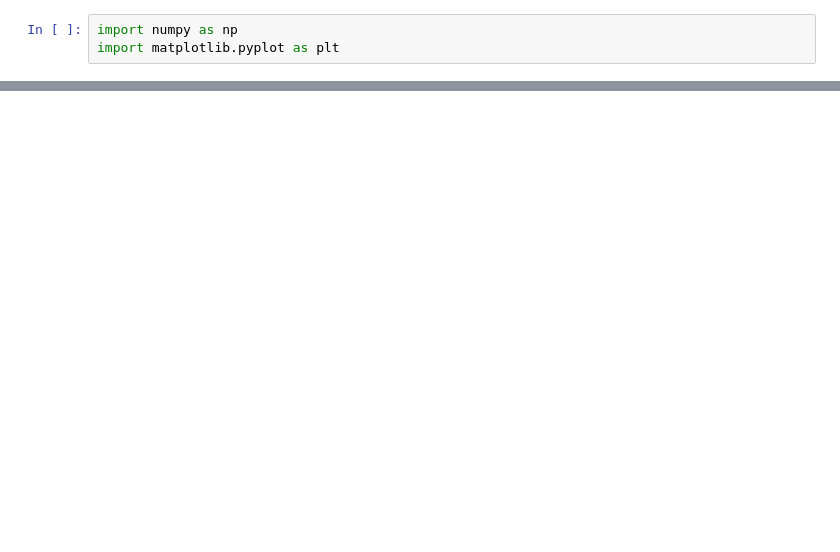
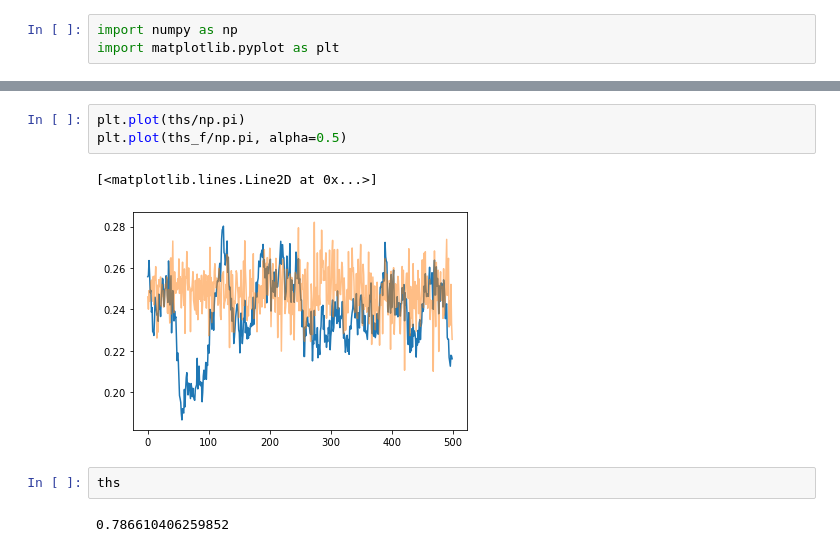
Before and after one commit to quantumJAK/Bayesian-measurment, a Jupyter notebook: estimation_simulation.ipynb, the cells around one changed output, grey strips where cells are left out. Saved outputs shown, nothing was run; the diff lists cells and outputs as text; blank space fills up the shorter version.

```diff
--- a/estimation_simulation.ipynb
+++ b/estimation_simulation.ipynb
@@ -70,0 +125,10 @@ single_run(10, 0, 0)
+# %%
+plt.plot(ths/np.pi)
+plt.plot(ths_f/np.pi, alpha=0.5)
+# %% [output]
+[<matplotlib.lines.Line2D at 0x...>]
+[figure, added]
+# %%
+ths
+# %% [output]
+0.786610406259852
```
Also changed, not shown: parts of 7 cells of this notebook.
